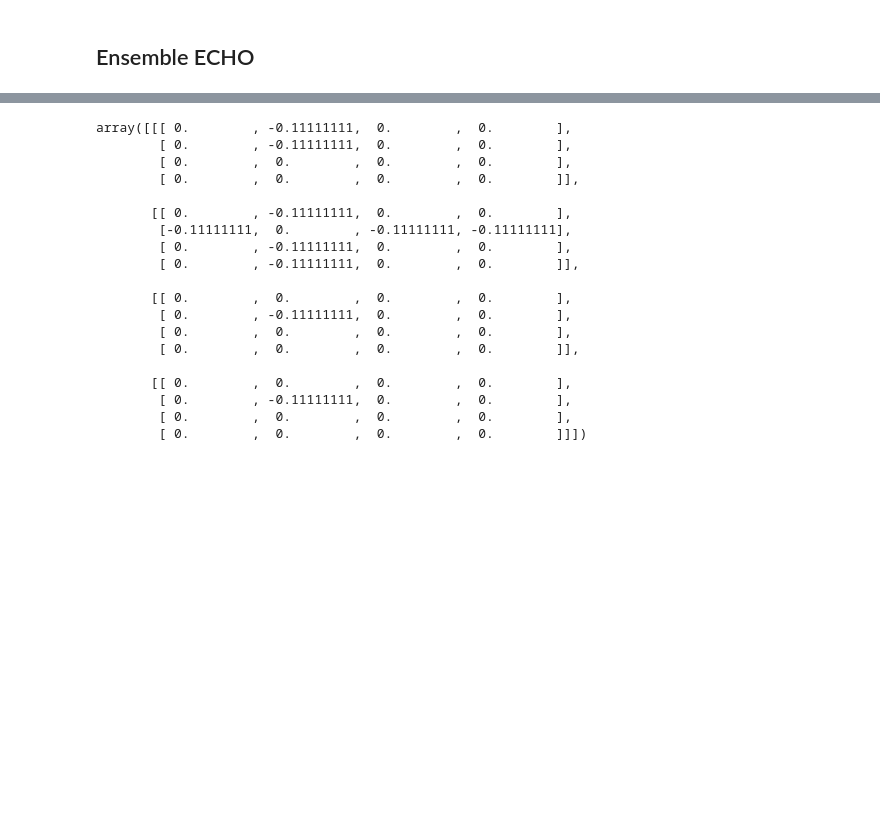
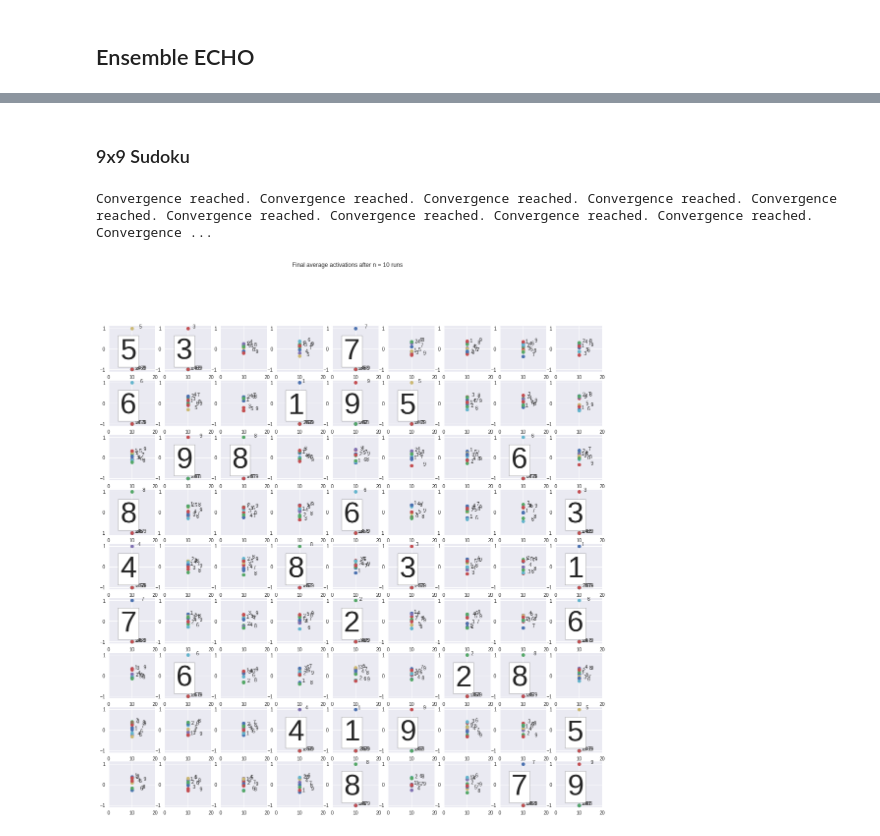
Before and after one commit to MaxRae/ConnectionistSudoku, a Jupyter notebook: ECHOSudoku.ipynb, the cells around one changed output, grey strips where cells are left out. Cells and saved outputs as stored; diff of their text form; code cells hidden in the pictures; blank space fills up the shorter version.

```diff
--- a/ECHOSudoku.ipynb
+++ b/ECHOSudoku.ipynb
@@ -76,6 +67,21 @@ def get_boxindeces(size):
 # %% [markdown]
 ## Setting up ECHO
 We need to specify the weights between all units, initiliaze all units and clamped units and then be able to update their activation according to the weights between the units.
+# %%
+def get_boxindeces(size):
+    """Reused code for getting i,j indexes of the squares in the boxes in a
+    Sudoku. Writing this caused some brain strain."""
+    boxindeces = []
+    blocklength = int(np.sqrt(size))
+    for m in range(0, size, blocklength):
+        for n in range(0, size, blocklength):
+            box = []
+            for k in range(0, blocklength):
+                box.append((m+k,n))
+                for l in range(1, blocklength):
+                    box.append((m+k, n+l))
+            boxindeces.append(box)
+    return boxindeces
 # %%
 class ECHO:
     def __init__(self, sudoku, threshold=.1):
@@ -94,11 +100,13 @@ class ECHO:
         for m, square in enumerate(sudoku):
             i, j = m//self.size, m%self.size
             for k, number in enumerate(square):
-                activation = np.random.normal(0,.1)
-                if not number:
+                activation = np.random.rand(1)[0]*2-1
+                if not number and not any(square):
                     self.units.append(Unit(activation, index=(i,j,k)))
                 elif number == 1:
                     self.units.append(ClampedUnit(activation = 1, index=(i,j,k)))
+                elif not number and any(square):
+                    self.units.append(ClampedUnit(activation = -1, index=(i,j,k)))
                 else:
                     raise ValueError('An...unacceptable...condition!')
 
@@ -113,7 +121,7 @@ class ECHO:
         # i,j,k and all other units
         size = self.size
         self.weights = np.zeros([size]*6)
-        cohypotheses = 3*(size-1) # amount of non-zero weights every unit has
+        cohypotheses = 4*(size-1) # amount of non-zero weights every unit has
         # getting the indeces for the squares in the n boxes of the sudoku
         boxindeces = get_boxindeces(size)
 
@@ -130,7 +138,7 @@ class ECHO:
             index = [x for x,y in enumerate(boxindeces) if (i,j) in y][0]
             currentbox = boxindeces[index]
             for (square_i, square_j) in currentbox:
-                self.weights[i,j,k,square_i,square_j,k] = -1/cohypotheses
+                self.weights[i,j,k,square_i,square_j,k] = -q/cohypotheses
 
             # Third: inhibitions in rows and columns
             for l in zero2size:
@@ -176,7 +184,7 @@ class ECHO:
         zero2size = list(range(self.size))
         positions = itertools.product(zero2size, zero2size)
         print(self.size)
-        fig = plt.figure(figsize=((self.size**3)/8,(self.size**3)/8))
+        fig = plt.figure(figsize=(2*self.size,2*self.size))
         fig.suptitle("History of activations for the numbers in all squares of the sudoku")
         ncols = nrows = self.size
         #if self.size==4: colors = ['#E9B000', '#E24E42', '#008F95', 'black']
@@ -273,28 +348,9 @@ Convergence reached. Convergence reached. Convergence reached. Convergence reach
-# %%
-# The initialized weight matrix seems to be correct
-# Take a look the weights for the unit "There is a 2 in the second
-# square of the second row".
-# The first of the four matrices = the weights between the unit and the
-# first row (i=0).
-# First vector in the first matrix = weights with all numbers withing one square.
-sudoku1.weights[1,1,1]
-# %% [output]
-array([[[ 0.        , -0.11111111,  0.        ,  0.        ],
-        [ 0.        , -0.11111111,  0.        ,  0.        ],
-        [ 0.        ,  0.        ,  0.        ,  0.        ],
-        [ 0.        ,  0.        ,  0.        ,  0.        ]],
-
-       [[ 0.        , -0.11111111,  0.        ,  0.        ],
-        [-0.11111111,  0.        , -0.11111111, -0.11111111],
-        [ 0.        , -0.11111111,  0.        ,  0.        ],
-        [ 0.        , -0.11111111,  0.        ,  0.        ]],
-
-       [[ 0.        ,  0.        ,  0.        ,  0.        ],
-        [ 0.        , -0.11111111,  0.        ,  0.        ],
-        [ 0.        ,  0.        ,  0.        ,  0.        ],
-        [ 0.        ,  0.        ,  0.        ,  0.        ]],
-
-       [[ 0.        ,  0.        ,  0.        ,  0.        ],
-        [ 0.        , -0.11111111,  0.        ,  0.        ],
-        [ 0.        ,  0.        ,  0.        ,  0.        ],
-        [ 0.        ,  0.        ,  0.        ,  0.        ]]])
+# %% [markdown]
+### 9x9 Sudoku
+# %%
+n = 10
+final_activation = ensemble(example9x9, n=n)
+plot_final_activation(final_activation, n)
+# %% [output]
+Convergence reached. Convergence reached. Convergence reached. Convergence reached. Convergence reached. Convergence reached. Convergence reached. Convergence reached. Convergence reached. Convergence ...
+[figure, added]
```
Also changed, not shown: parts of 24 cells of this notebook.
